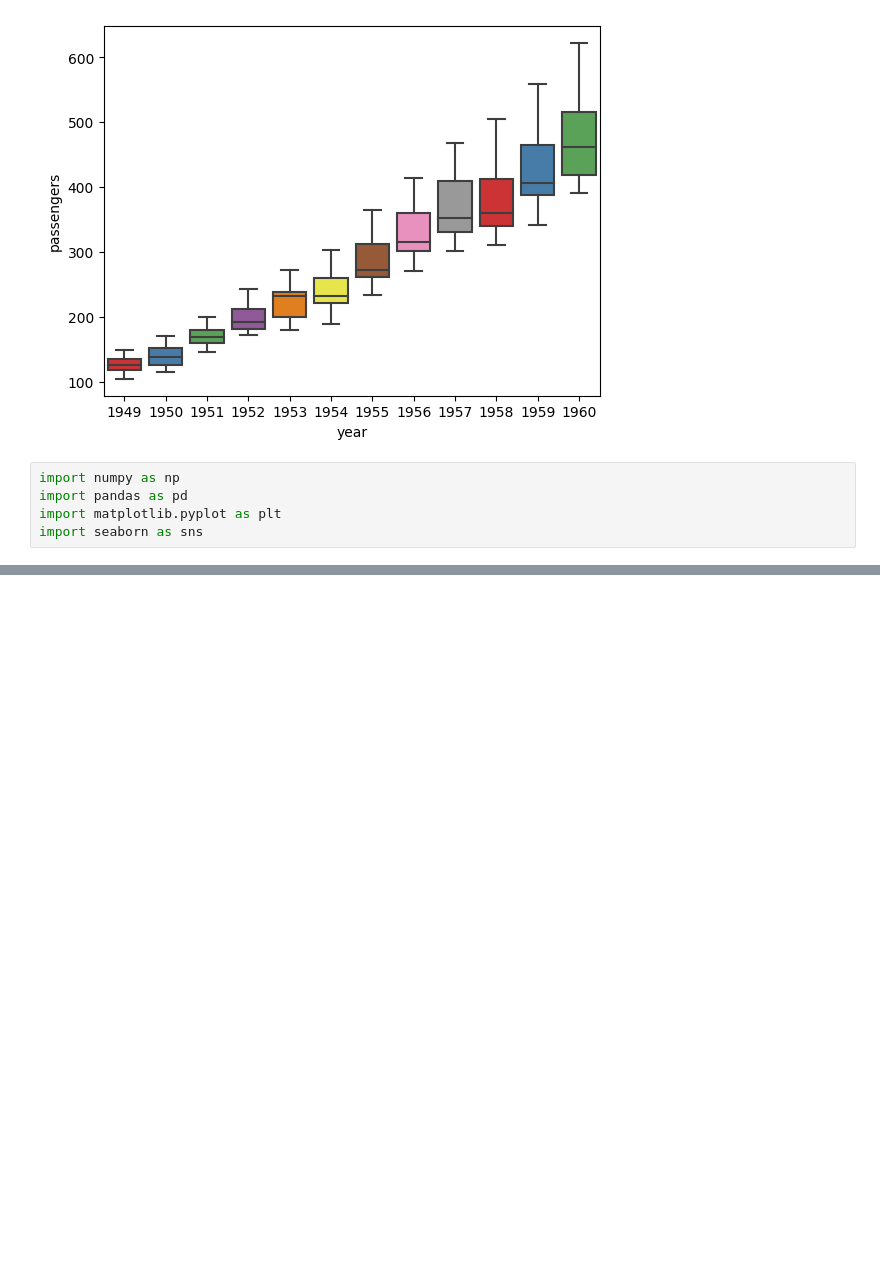
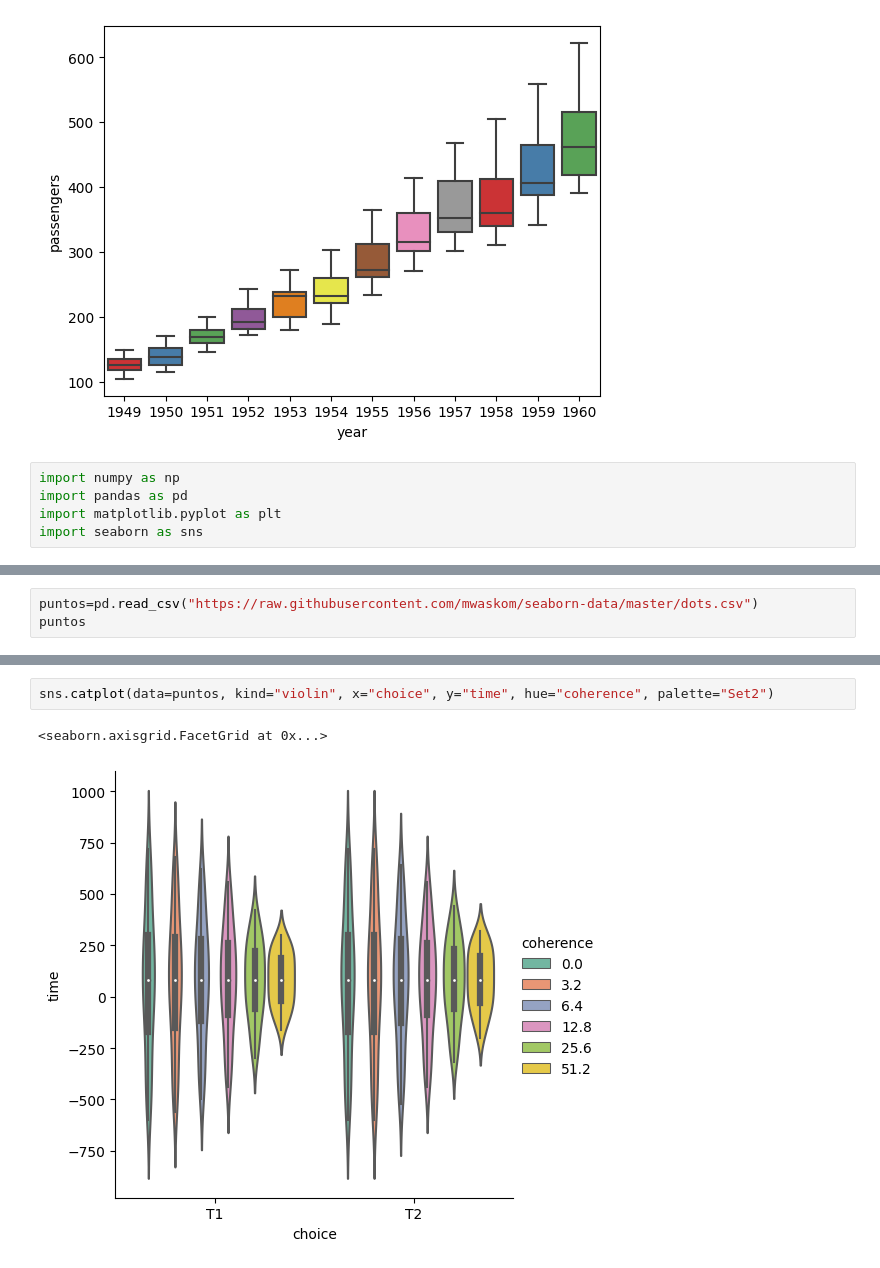
Before and after one commit to AnnMarie9/Qm206-Ann-, a Jupyter notebook: Parcial_1_Gráficas.ipynb, the cells around one changed output, grey strips where cells are left out. Saved outputs shown, nothing was run; the diff lists cells and outputs as text; blank space fills up the shorter version.

```diff
--- a/Parcial_1_Gráficas.ipynb
+++ b/Parcial_1_Gráficas.ipynb
@@ -44,0 +67,3 @@ import seaborn as sns
+# %%
+puntos=pd.read_csv("https://raw.githubusercontent.com/mwaskom/seaborn-data/master/dots.csv")
+puntos
@@ -44,0 +84,5 @@ import seaborn as sns
+# %%
+sns.catplot(data=puntos, kind="violin", x="choice", y="time", hue="coherence", palette="Set2")
+# %% [output]
+<seaborn.axisgrid.FacetGrid at 0x...>
+[figure, added]
```
Also changed, not shown: parts of 5 cells of this notebook.
